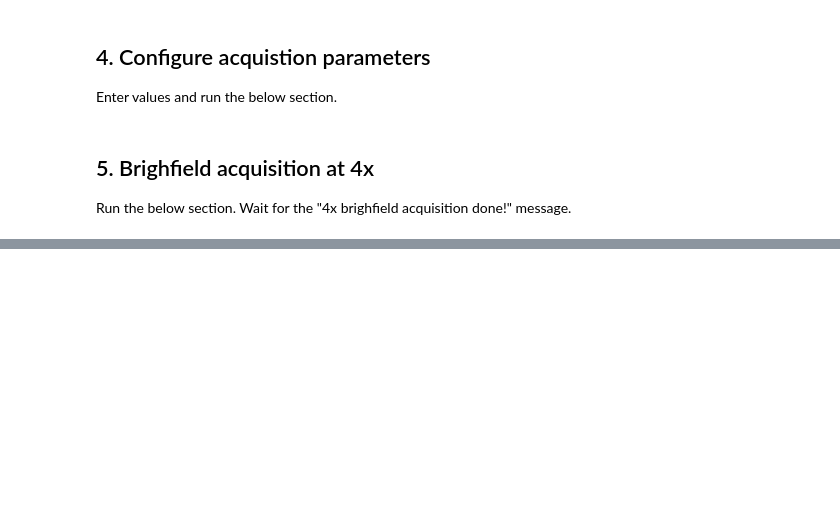
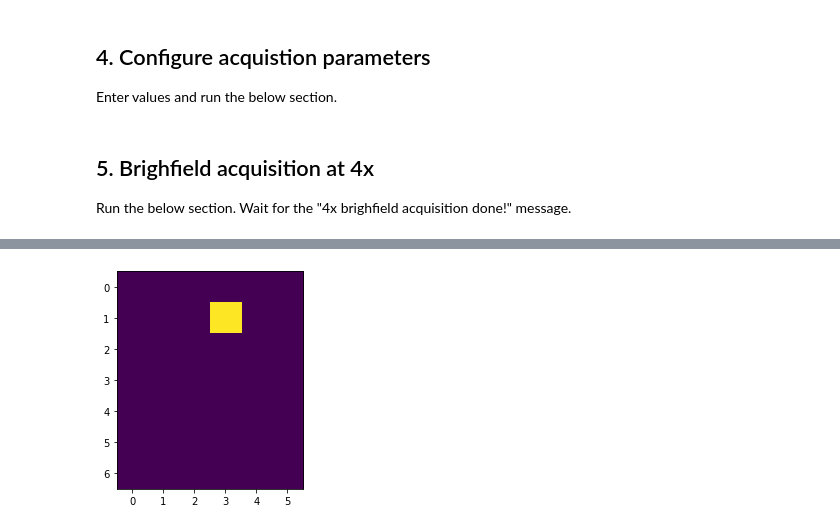
Before and after one commit to uw-loci/smart-wsi-scanner, a Jupyter notebook: bf-scanner-clean.ipynb, the cells around one changed output, grey strips where cells are left out. Drawn from its saved outputs; the diff is of its cells as text; code cells hidden in the pictures; blank space fills up the shorter version.

Commit message:
add predictor

```diff
--- a/bf-scanner-clean.ipynb
+++ b/bf-scanner-clean.ipynb
@@ -17,6 +17,7 @@ from skimage.filters import threshold_mean, sobel
 from skimage.measure import shannon_entropy
 from skimage.util import view_as_windows, crop
 import imagej
+import json
 from PIL import Image
 import numpy as np
 import pandas as pd
@@ -30,6 +31,7 @@ from tkinter import filedialog
 from acquisitions import *
 from image_utils import *
 from enhancer import Enhancer
+from predictor import Predictor
 
 os.environ['_JAVA_OPTIONS']="-Xmx12g"
 warnings.filterwarnings('ignore')
@@ -55,6 +57,8 @@ def config_sys(config):
     config["pixel-size-shg"] = config["pixel-size-shg-base"] * 256 / config["lsm-resolution"]
     if config["enhancement-type"] is not None:
         config["enhancer"] = Enhancer(config)
+    if config["classifier"] is not None:
+        config["predictor"] = Predictor(config)
     return config
 
 def whole_slide_scan(config, core=None, save_path=None, acq_name=None, position_list=None, mag='4x', mda=False, z_stack=False, z_center=None, sample_depth=20, z_step=4, estimate_background=False, background_image=None, focus_dive=False):
@@ -205,8 +209,9 @@ def whole_slide_scan(config, core=None, save_path=None, acq_name=None, position_
                     or y_pos < config["hard-limit-y"][0] or y_pos > config["hard-limit-y"][1]):
                     print('position out of range')
                     break
+                xy_device = core.get_xy_stage_device()
+                z_device = core.get_focus_device()
                 core.set_xy_position(x_pos, y_pos)
-                xy_device = core.get_xy_stage_device()
                 core.wait_for_device(xy_device)
                 use_autofocus = ((pos % config["autofocus-speed"] == 0) or first_tile)
 
@@ -320,7 +325,7 @@ def autofocus(config, core, method='edge', mag='4x', rgb=True, search_range=45,
                 print("Is background")
                 return current_z, pixels, bg_flag
         img_gray = color.rgb2gray(pixels)
-        print("\n Diving focus at " + str(step))
+        sys.stdout.write("\r Diving focus at " + str(step))
         if method == 'entropy':
             score = shannon_entropy(img_gray)
         if method == 'edge':
@@ -495 +523,81 @@ print('\r, 4x brighfield acquisition done!')
+# %%
+### Machine learning detection model
+acq_name_4x = 'HPan-Ade170Sur-101-test-v1-4x-bf-C7'
+predictor = config["predictor"]
+os.makedirs('data-predictor', exist_ok=True)
+shutil.copyfile(os.path.join('data', 'slides', '4x', acq_name_4x+'.ome.tif'), os.path.join('data-predictor', acq_name_4x+'.ome.tif'))
+subprocess.run(["python", "patch_extraction.py", "-s", config["slide-type"], "-f", "tif", "-p", "1"], shell=True)
+slides = glob.glob(os.path.join('data-predictor', '*.tif')) + glob.glob(os.path.join('data-predictor', '*.jpg'))
+pos = []
+image_format = slides[0].split('.')[-1]
+for slide in slides:
+    slide_name = slide.split(os.sep)[-1].replace('.'+image_format, '')
+    fields = glob.glob(os.path.join('data-predictor', slide_name, '*.tif'))
+    if config["classifier"] == "Supervised":
+        for field in fields:
+            pos_x = int(field.split('x=')[1].split(',')[0])
+            pos_y = int(field.split('y=')[1].split(',')[0])
+            img = io.imread(field)
+            prediction = predictor.compute(img)
+            c = np.argmax(prediction)
+            pos.append([int(pos_x/224), int(pos_y/224), c])
+    if config["classifier"] == "MIL":
+        prediction_bag, prediction_patch = predictor.compute(fields)
+        if prediction_bag:
+            for i in range(len(fields)):
+                pos_x = int(fields[i].split('x=')[1].split(',')[0])
+                pos_y = int(fields[i].split('y=')[1].split(',')[0])
+                pos.append([int(pos_x/224), int(pos_y/224), prediction_patch[i]])
+pos_arr = np.vstack(pos)
+w = np.max(pos_arr, 0)[0]+1
+h = np.max(pos_arr, 0)[1]+1
+cmap = np.zeros((h ,w))
+for p in pos:
+    cmap[p[1], p[0]] = p[2]
+if config["slide-type"] == "slide":
+    cmap_p = morphology.remove_small_objects(img_as_bool(cmap), min_size=6)
+    cmap_p = morphology.remove_small_holes(cmap_p, area_threshold=8)
+if config["slide-type"] == "TMA":
+    cmap_p = cmap
+plt.imshow(cmap_p)
+os.makedirs(os.path.join('qupath-projects', 'predictions'), exist_ok=True)
+io.imsave(os.path.join('qupath-projects', 'predictions', slide_name+'-cmap.bmp'), img_as_ubyte(cmap_p))
+# resample 20x bf
+field_4x = 224 * config["pixel-size-bf-4x"]
+field_w_20x = config["camera-resolution"][0] * config["pixel-size-bf-20x"] * 0.9
+field_h_20x = config["camera-resolution"][1] * config["pixel-size-bf-20x"] * 0.9
+rw = int(w * (field_4x/field_w_20x))
+rh = int(h * (field_4x/field_h_20x))
+cmap_r = transform.resize(cmap_p, (rh, rw), order=1, mode='symmetric')
+thresh = threshold_mean(cmap_r)*0.5
+cmap_r = cmap_r >= thresh
+ps_pos = np.where(cmap_r==1)
+pos_20x_df = pd.DataFrame({
+    'x_pos' : ps_pos[1]*field_w_20x/config["pixel-size-bf-4x"],
+    'y_pos' : ps_pos[0]*field_h_20x/config["pixel-size-bf-4x"]}
+)
+# resample shg
+field_mp = 256 * config["pixel-size-shg-base"] * 0.9
+rw = int(w * (field_4x/field_mp))
+rh = int(h * (field_4x/field_mp))
+cmap_r = transform.resize(cmap_p, (rh, rw), order=1, mode='symmetric')
+thresh = threshold_mean(cmap_r)*0.5
+cmap_r = cmap_r >= thresh
+ps_pos = np.where(cmap_r==1)
+pos_mp_df = pd.DataFrame({
+    'x_pos' : ps_pos[1]*field_mp/config["pixel-size-bf-4x"],
+    'y_pos' : ps_pos[0]*field_mp/config["pixel-size-bf-4x"]}
+)
+if image_format == 'tif':
+    pos_mp_df.to_csv(os.path.join('qupath-projects', 'predictions', 'mp-'+slide_name+'.tif.csv'), index=False)
+    pos_mp_df.to_csv(os.path.join('qupath-projects', 'mp-tiles', slide_name+'.tif.csv'), index=False)
+    pos_20x_df.to_csv(os.path.join('qupath-projects', 'predictions', '20x-'+slide_name+'.tif.csv'), index=False)
+    pos_20x_df.to_csv(os.path.join('qupath-projects', '20x-tiles', slide_name+'.tif.csv'), index=False)
+if image_format == 'jpg':
+    pos_mp_df.to_csv(os.path.join('qupath-projects', 'predictions', 'mp-'+slide_name+'.csv'), index=False)
+    pos_mp_df.to_csv(os.path.join('qupath-projects', 'mp-tiles', slide_name+'.csv'), index=False)
+    pos_20x_df.to_csv(os.path.join('qupath-projects', 'predictions', '20x-'+slide_name+'.csv'), index=False)
+    pos_20x_df.to_csv(os.path.join('qupath-projects', '20x-tiles', slide_name+'.csv'), index=False)
+# %% [output]
+[figure, added]
 # %% [markdown]
```
Also changed, not shown: parts of 12 cells of this notebook, 14 other files.
